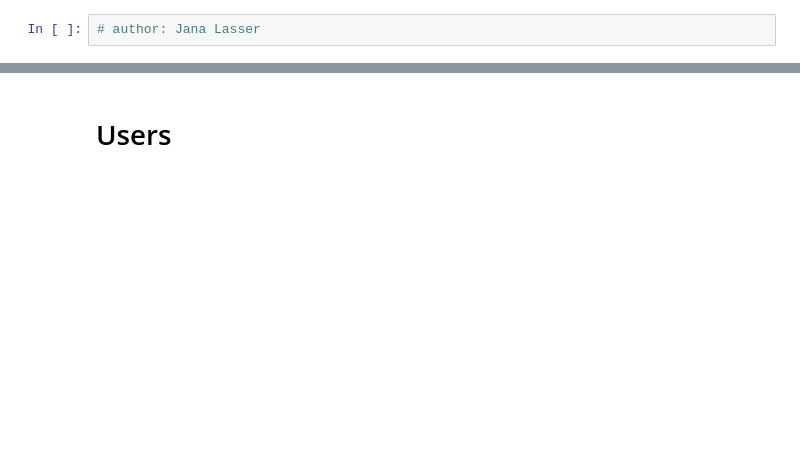
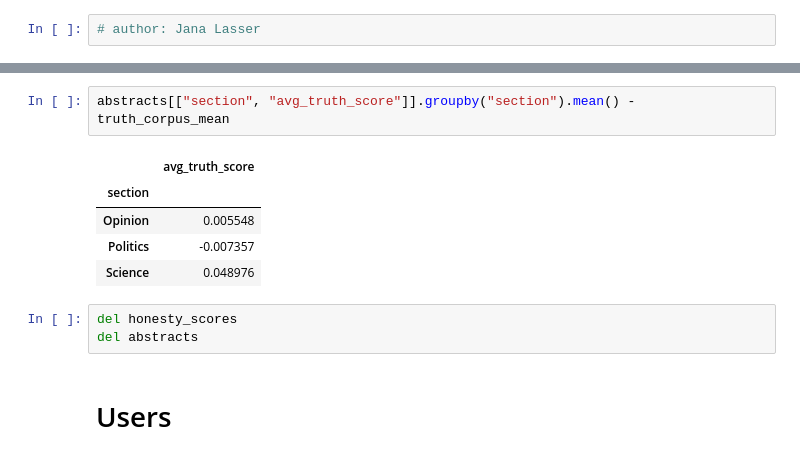
Before and after one commit to JanaLasser/new-ontology-of-truth, a Jupyter notebook: code/analysis/descriptive_dataset_statistics.ipynb, the cells around one changed output, grey strips where cells are left out. Drawn from its saved outputs; the diff is of its cells as text; blank space fills up the shorter version.

```diff
--- a/code/analysis/descriptive_dataset_statistics.ipynb
+++ b/code/analysis/descriptive_dataset_statistics.ipynb
@@ -17,3 +70,14 @@ indgrey = "#696969"
+# %%
+abstracts[["section", "avg_truth_score"]].groupby("section").mean() - truth_corpus_mean
+# %% [output]
+|  | avg_truth_score |
+| section |  |
+| Opinion | 0.005548 |
+| Politics | -0.007357 |
+| Science | 0.048976 |
+# %%
+del honesty_scores
+del abstracts
 # %% [markdown]
 # Users
 # %%
```
Also changed, not shown: parts of 53 cells of this notebook, 1 other file.
